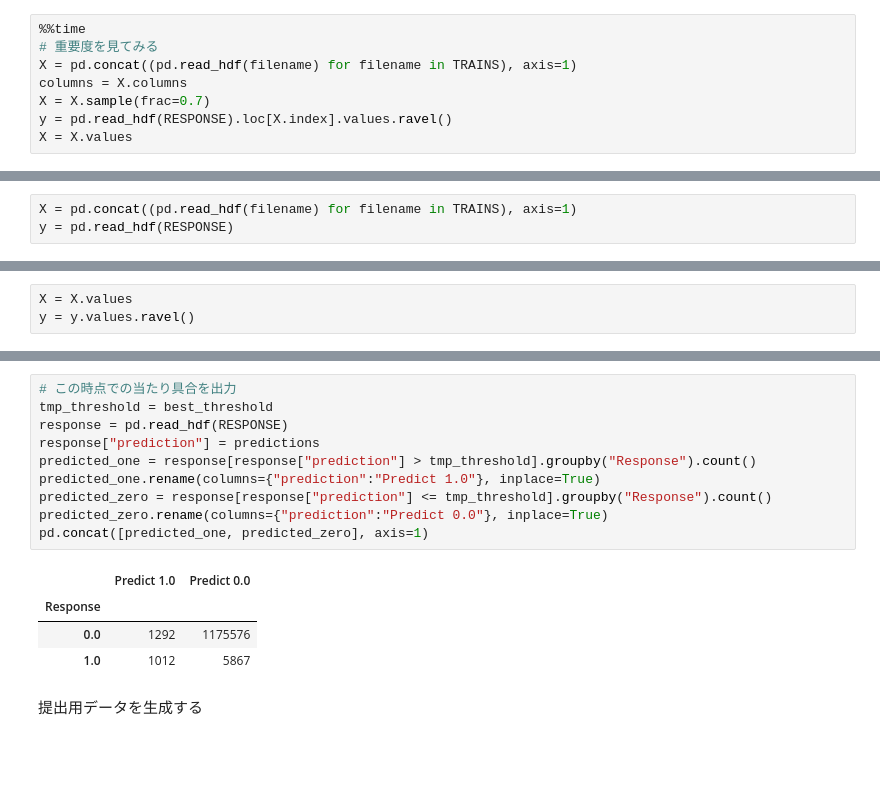
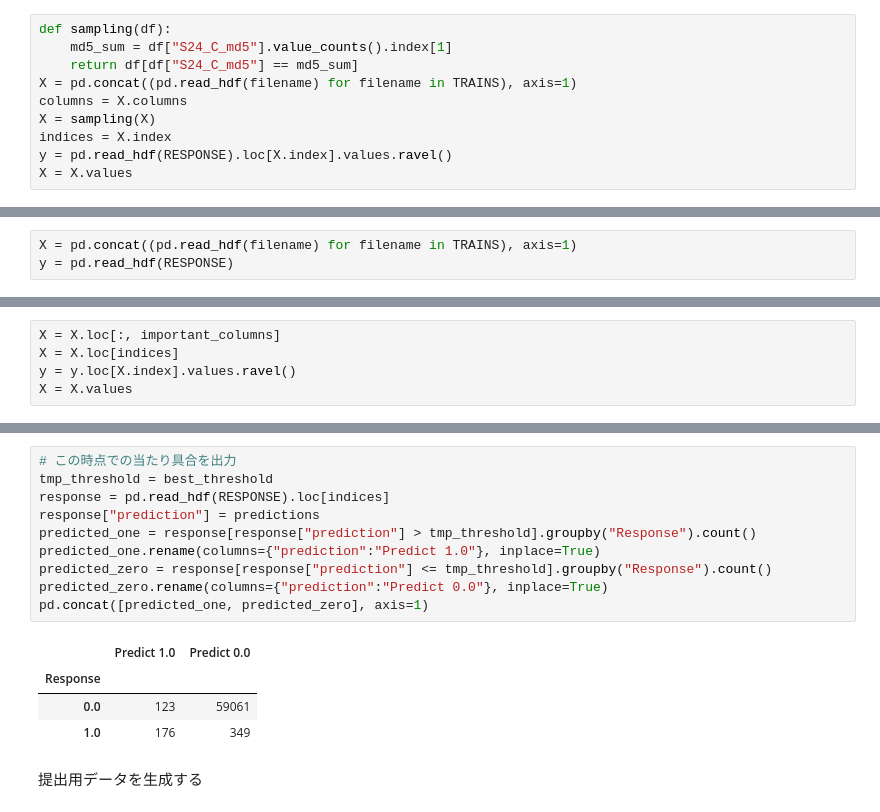
Before and after one commit to kenkoooo/bosch-production-line-performance, a Jupyter notebook: python/xgboost_hdf.ipynb, the cells around one changed output, grey strips where cells are left out. Saved outputs shown, nothing was run; the diff lists cells and outputs as text; blank space fills up the shorter version.

```diff
--- a/python/xgboost_hdf.ipynb
+++ b/python/xgboost_hdf.ipynb
@@ -36,10 +36,12 @@ for file in TRAINS:
     TESTS.append(file.replace("train", "test"))
 RESPONSE = "../hdf/train_response.hdf"
 # %%
-%%time
-# 重要度を見てみる
+def sampling(df):
+    md5_sum = df["S24_C_md5"].value_counts().index[1]
+    return df[df["S24_C_md5"] == md5_sum]
 X = pd.concat((pd.read_hdf(filename) for filename in TRAINS), axis=1)
 columns = X.columns
-X = X.sample(frac=0.7)
+X = sampling(X)
+indices = X.index
 y = pd.read_hdf(RESPONSE).loc[X.index].values.ravel()
 X = X.values
@@ -85,6 +82,8 @@ X = X.loc[:, important_columns]
 # %%
+X = X.loc[:, important_columns]
+X = X.loc[indices]
+y = y.loc[X.index].values.ravel()
 X = X.values
-y = y.values.ravel()
 # %%
 %%time
 # 予測して Cross Validation
@@ -118,18 +117,18 @@ Wall time: 26.5 s
 # %%
 # この時点での当たり具合を出力
 tmp_threshold = best_threshold
-response = pd.read_hdf(RESPONSE)
+response = pd.read_hdf(RESPONSE).loc[indices]
 response["prediction"] = predictions
 predicted_one = response[response["prediction"] > tmp_threshold].groupby("Response").count()
 predicted_one.rename(columns={"prediction":"Predict 1.0"}, inplace=True)
 predicted_zero = response[response["prediction"] <= tmp_threshold].groupby("Response").count()
 predicted_zero.rename(columns={"prediction":"Predict 0.0"}, inplace=True)
 pd.concat([predicted_one, predicted_zero], axis=1)
 # %% [output]
 |  | Predict 1.0 | Predict 0.0 |
 | Response |  |  |
-| 0.0 | 1292 | 1175576 |
-| 1.0 | 1012 | 5867 |
+| 0.0 | 123 | 59061 |
+| 1.0 | 176 | 349 |
 # %% [markdown]
 提出用データを生成する
 # %%
```
Also changed, not shown: parts of 6 cells of this notebook, 1 other file.
